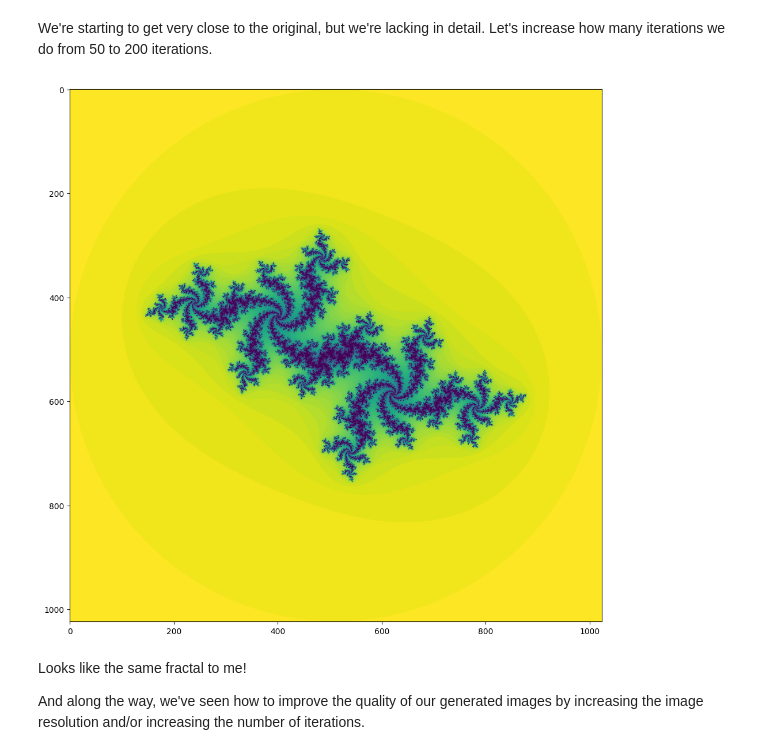
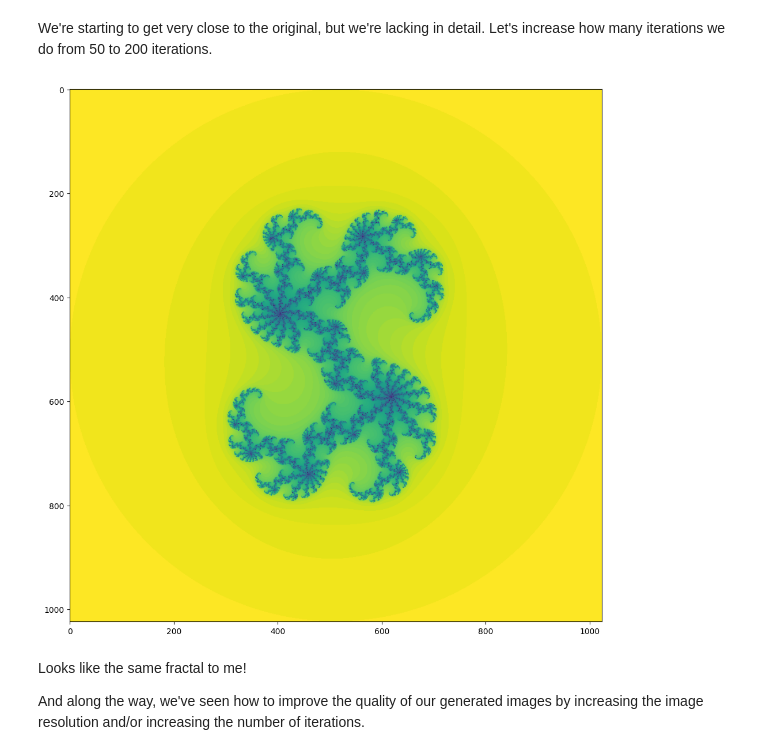
Before and after one commit to Ry-an7/Week2-Randomness-and-Chaos, a Jupyter notebook: julia_fractals.ipynb, the cells around one changed output. Saved outputs shown, nothing was run; the diff lists cells and outputs as text; code cells hidden in the pictures.

```diff
--- a/julia_fractals.ipynb
+++ b/julia_fractals.ipynb
@@ -152,5 +154,5 @@ Finally, to visually verify our model, let's choose a value for `c` for which th
 # %%
-c = [-0.54, 0.54]
+c = [0.34, -0.05]
 
 z_init = complex_plane(xrange, yrange, resolution, device)
 
@@ -206,12 +210,12 @@ We're starting to get very close to the original, but we're lacking in detail. L
 # %%
 n_iterations = 200
 
-c = [-0.54, 0.54]
+c = [0.34, -0.05]
 z_init = complex_plane(xrange, yrange, resolution, device)
 img = quadratic_method(c, z_init, n_iterations, divergence_value, device)
 plot_julia(img, sz=12)
 # %% [output]
-[figure, old version]
+[figure, new version]
 # %% [markdown]
 Looks like the same fractal to me!
 
```
Also changed, not shown: parts of 8 cells of this notebook.
